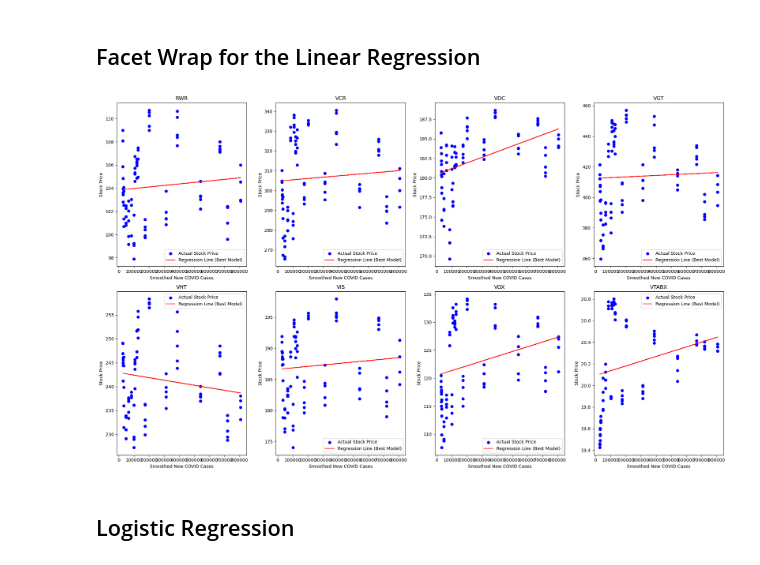
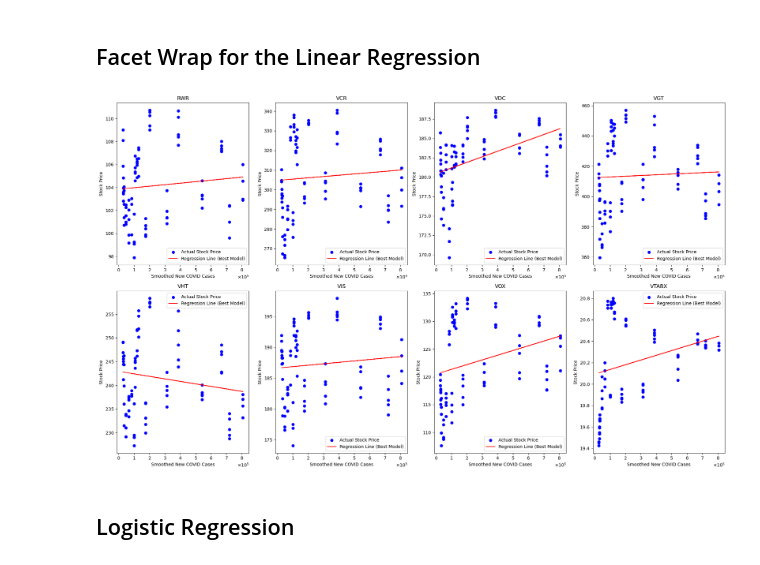
Before and after one commit to williamschen23/ITWS-4350-Project, a Jupyter notebook: model.ipynb, the cells around one changed output. Saved outputs shown, nothing was run; the diff lists cells and outputs as text; code cells hidden in the pictures.

```diff
--- a/model.ipynb
+++ b/model.ipynb
@@ -230,10 +230,7 @@ def facet_linear(covid_data, stock_data, target_column='Close', threshold=0.01,
 
     # Initialize variables to track the best model
     best_model = None
-    best_mse = float('inf')
     best_r2 = -float('inf')
-    best_accuracy = 0
-    best_fold = None
 
     # Loop over each fold
     for fold, (train_index, test_index) in enumerate(kf.split(X)):
@@ -262,10 +259,7 @@ def facet_linear(covid_data, stock_data, target_column='Close', threshold=0.01,
 
         # Track the best fold based on MSE, R2, and accuracy (whichever is more important)
         if r2 > best_r2:
-            best_mse = mse
             best_r2 = r2
-            best_accuracy = accuracy
-            best_fold = fold
             best_model = model  # Save the best model
 
     # After cross-validation, use the best model to predict on the entire dataset
@@ -290,39 +284,39 @@ for ticker in tickers:
         # Load stock historical data for the ticker
         stock_data = pd.read_csv(f'Stock Data\\{ticker}_historical_data.csv')
 
         # Call the prediction function and store the data
         X, y, y_pred_all = facet_linear(covid_data, stock_data)
         plot_data.append((ticker, X, y, y_pred_all))
 
     except FileNotFoundError:
         print(f"Error: Could not find {ticker}_historical_data.csv")
         continue
 
 # Create a FacetGrid with the stored plots
 fig, axes = plt.subplots(nrows=2, ncols=4, figsize=(20, 12))  # 2 rows, 4 columns for 8 tickers
 axes = axes.flatten()  # Flatten the axes to easily loop through
 
 # Loop through each stored plot data and plot in the appropriate axis
 for i, (ticker, X, y, y_pred_all) in enumerate(plot_data):
     ax = axes[i]
     ax.scatter(X, y, color='blue', label='Actual Stock Price')
     ax.plot(X, y_pred_all, color='red', label='Regression Line (Best Model)')
     ax.set_title(f'{ticker}')
     ax.set_xlabel('Smoothed New COVID Cases')
     ax.set_ylabel('Stock Price')
 
-    # Set the x-axis to scientific notation
-    ax.xaxis.set_major_formatter(ScalarFormatter("e"))  # Apply scientific notation to x-axis
-    ax.ticklabel_format(style='sci', axis='x', scilimits=(0, 0))  # Force scientific notation
+    ax.legend()
 
-
-    ax.legend()
+    # Apply scientific notation to the x-axis for cleaner appearance
+    ax.xaxis.set_major_formatter(ScalarFormatter(useMathText=True))
+    # Force scientific notation (this will apply the notation even for smaller values)
+    ax.ticklabel_format(style='sci', axis='x', scilimits=(0,0))
 
 # Adjust layout and show the plots
 plt.tight_layout()
 plt.show()
 # %% [output]
-[figure, old version]
+[figure, new version]
 # %% [markdown]
 ## Logistic Regression
 # %%
```
Also changed, not shown: parts of 3 cells of this notebook, 1 other file.
